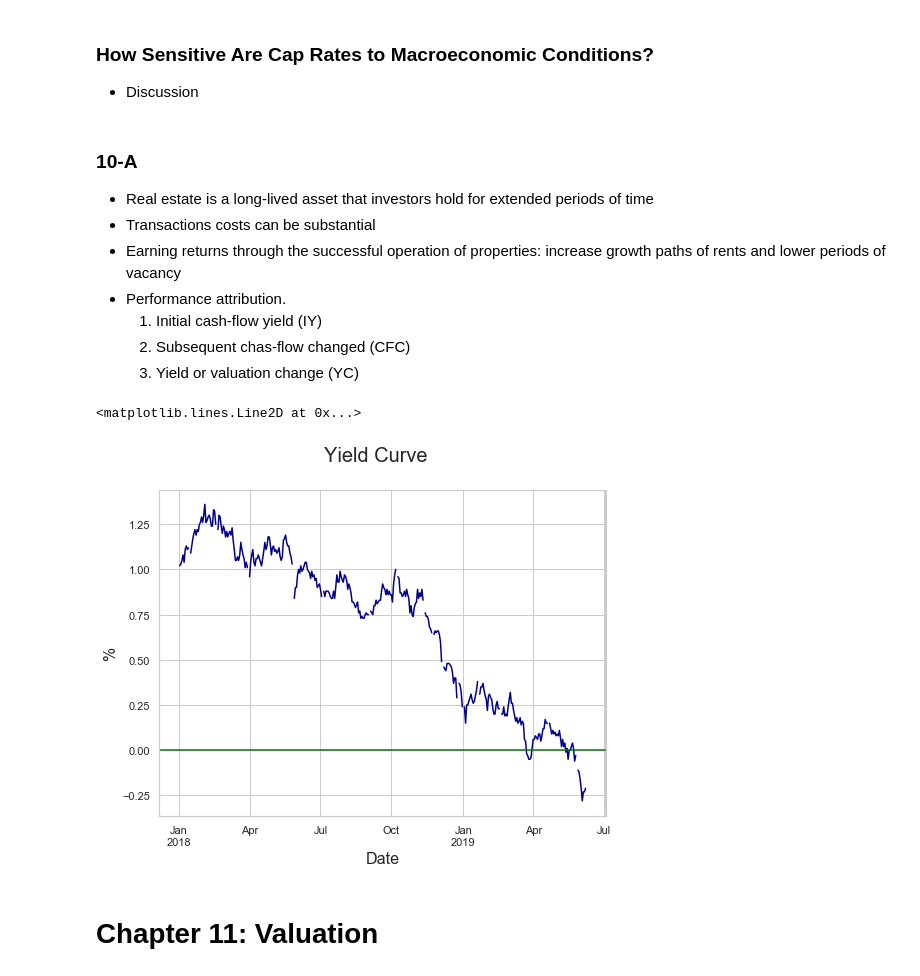
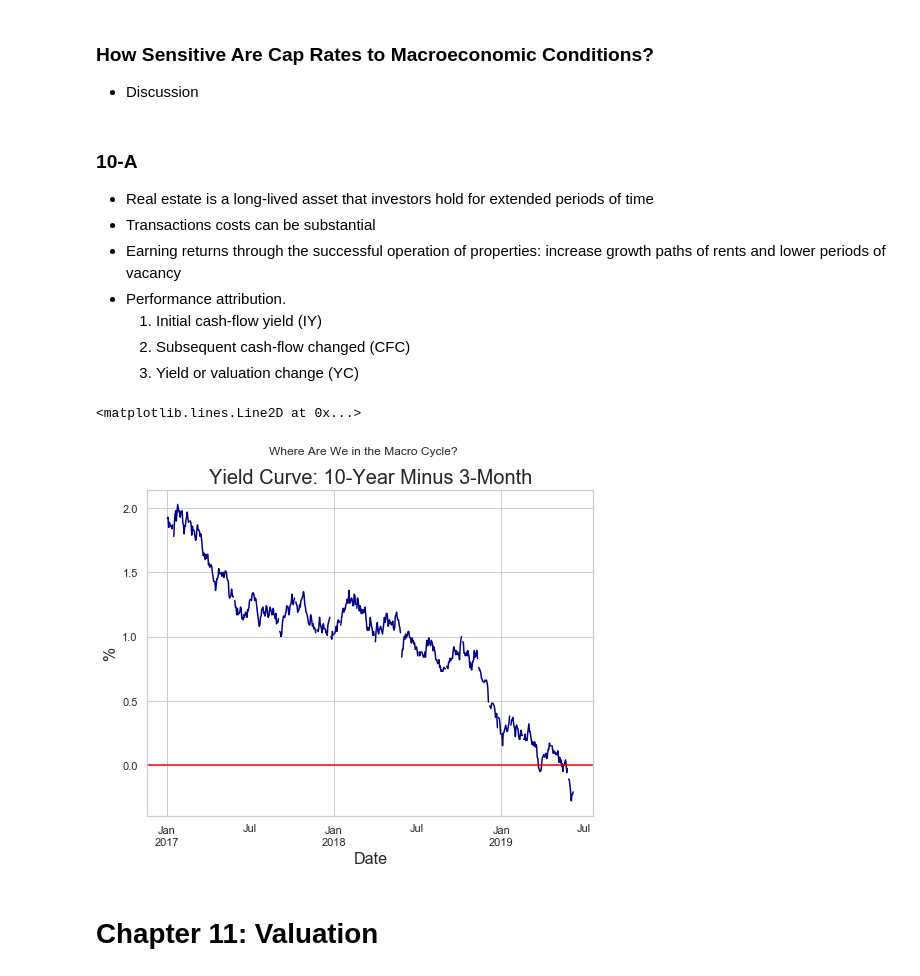
Before and after one commit to thsavage/REAL1-GC.1035, a Jupyter notebook: Notes.ipynb, the cells around one changed output. Drawn from its saved outputs; the diff is of its cells as text; code cells hidden in the pictures.

```diff
--- a/Notes.ipynb
+++ b/Notes.ipynb
@@ -517,19 +517,20 @@ Image.open(image_file)
 * Earning returns through the successful operation of properties: increase growth paths of rents and lower periods of vacancy
 * Performance attribution.
     1.  Initial cash-flow yield (IY)
-    2.  Subsequent chas-flow changed (CFC)
+    2.  Subsequent cash-flow changed (CFC)
     3.  Yield or valuation change (YC)
 # %%
-yield_curve = fred.get_series("T10Y3M", observation_start='2018-01-01')
+yield_curve = fred.get_series("T10Y3M", observation_start='2017-01-01')
 # %%
 yield_curve.plot(color='darkblue', figsize=(8, 6))
-plt.suptitle('Yield Curve', fontsize=20)
+plt.suptitle('Where Are We in the Macro Cycle?')
+plt.title('Yield Curve: 10-Year Minus 3-Month', fontsize=20)
 plt.xlabel('Date', fontsize=16)
 plt.ylabel('%', fontsize=16)
 plt.axhline(y=0.0, c="red")
 # %% [output]
 <matplotlib.lines.Line2D at 0x...>
-[figure, old version]
+[figure, new version]
 # %% [markdown]
 # Chapter 11: Valuation
 # %% [markdown]
```
Also changed, not shown: parts of 1 cell of this notebook.
